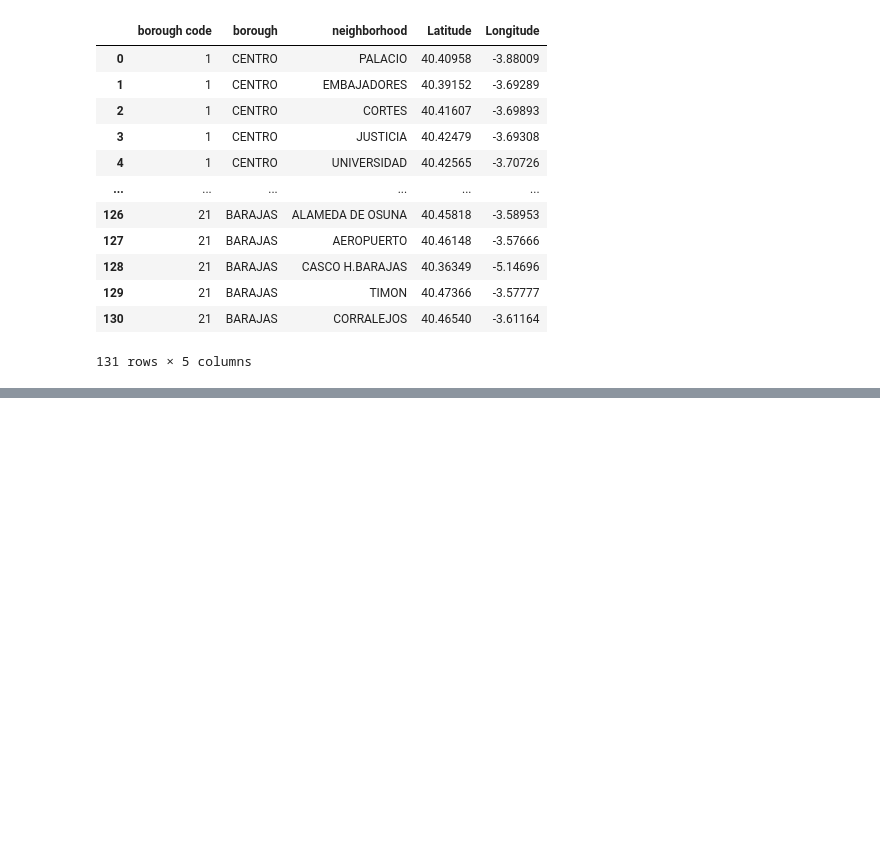
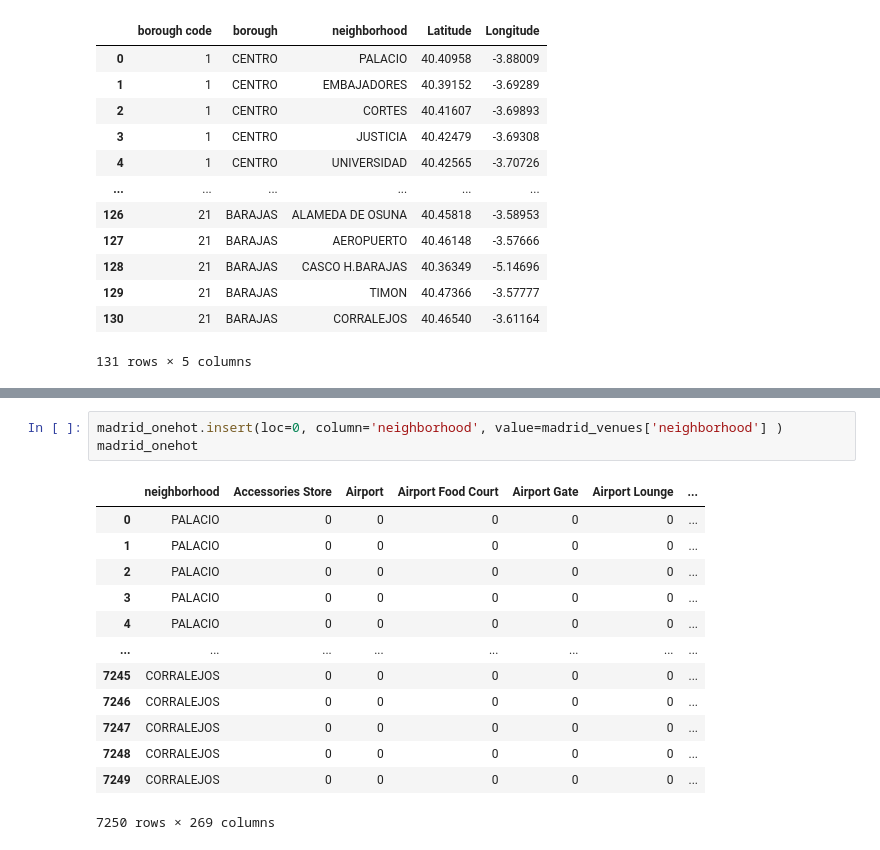
Before and after one commit to Rafa-SP/Battle-of-the-neighborhoods-Madrid, a Jupyter notebook: Battle-of-the-neighborhoods-madrid.ipynb, the cells around one changed output, grey strips where cells are left out. Saved outputs shown, nothing was run; the diff lists cells and outputs as text; blank space fills up the shorter version.

```diff
--- a/Battle-of-the-neighborhoods-madrid.ipynb
+++ b/Battle-of-the-neighborhoods-madrid.ipynb
@@ -211,0 +287,17 @@ ACCESS_TOKEN = 'DNODNBNHFAMUNV0MCNQUWXR4RRSCD4QPPAUTQNWZLAEC544E' # your FourSqu
+# %%
+madrid_onehot.insert(loc=0, column='neighborhood', value=madrid_venues['neighborhood'] )
+madrid_onehot
+# %% [output]
+|  | neighborhood | Accessories Store | Airport | Airport Food Court | Airport Gate | Airport Lounge | ... |
+| 0 | PALACIO | 0 | 0 | 0 | 0 | 0 | ... |
+| 1 | PALACIO | 0 | 0 | 0 | 0 | 0 | ... |
+| 2 | PALACIO | 0 | 0 | 0 | 0 | 0 | ... |
+| 3 | PALACIO | 0 | 0 | 0 | 0 | 0 | ... |
+| 4 | PALACIO | 0 | 0 | 0 | 0 | 0 | ... |
+| ... | ... | ... | ... | ... | ... | ... | ... |
+| 7245 | CORRALEJOS | 0 | 0 | 0 | 0 | 0 | ... |
+| 7246 | CORRALEJOS | 0 | 0 | 0 | 0 | 0 | ... |
+| 7247 | CORRALEJOS | 0 | 0 | 0 | 0 | 0 | ... |
+| 7248 | CORRALEJOS | 0 | 0 | 0 | 0 | 0 | ... |
+| 7249 | CORRALEJOS | 0 | 0 | 0 | 0 | 0 | ... |
+7250 rows × 269 columns
```
Also changed, not shown: parts of 21 cells of this notebook.
